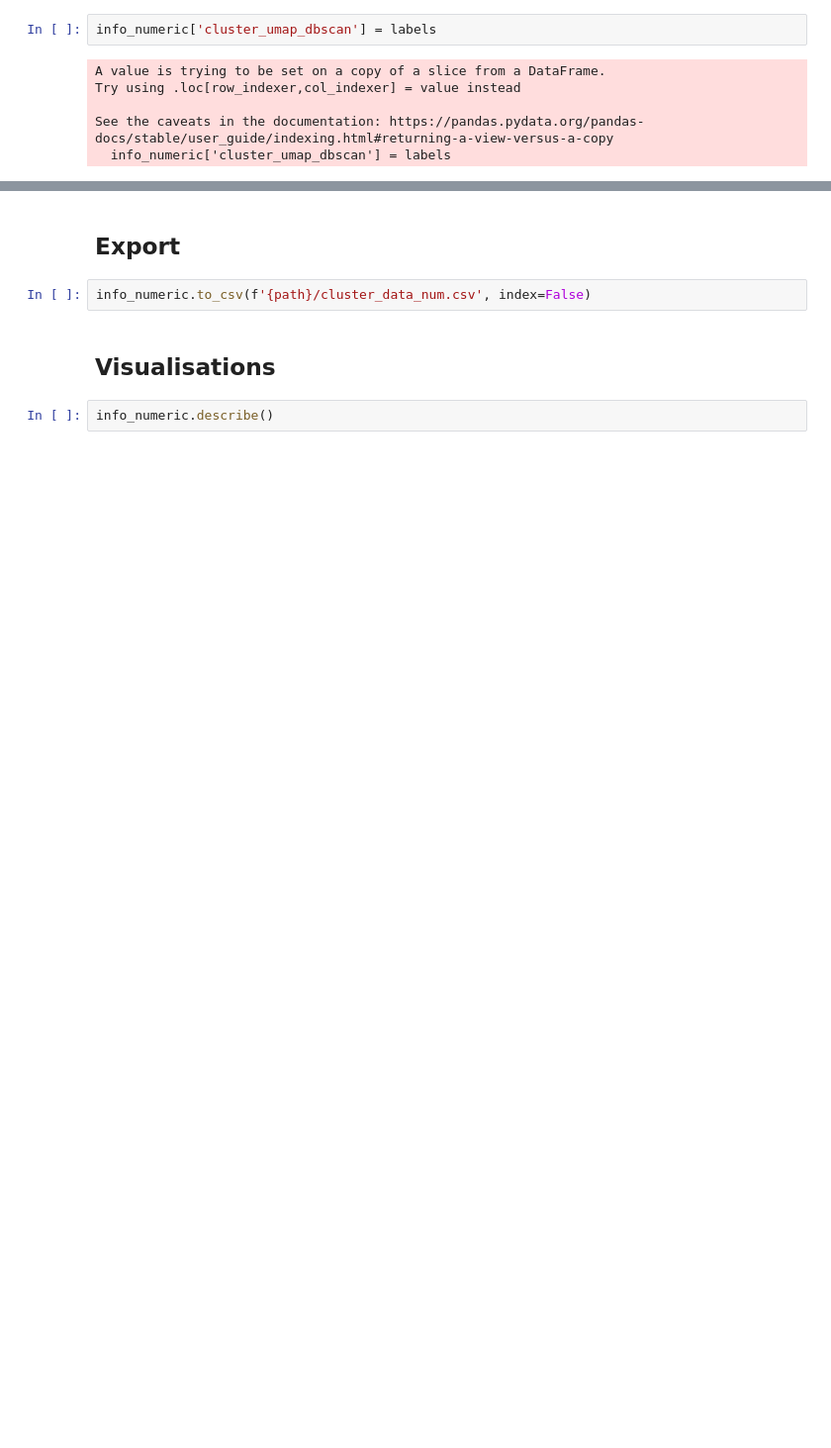
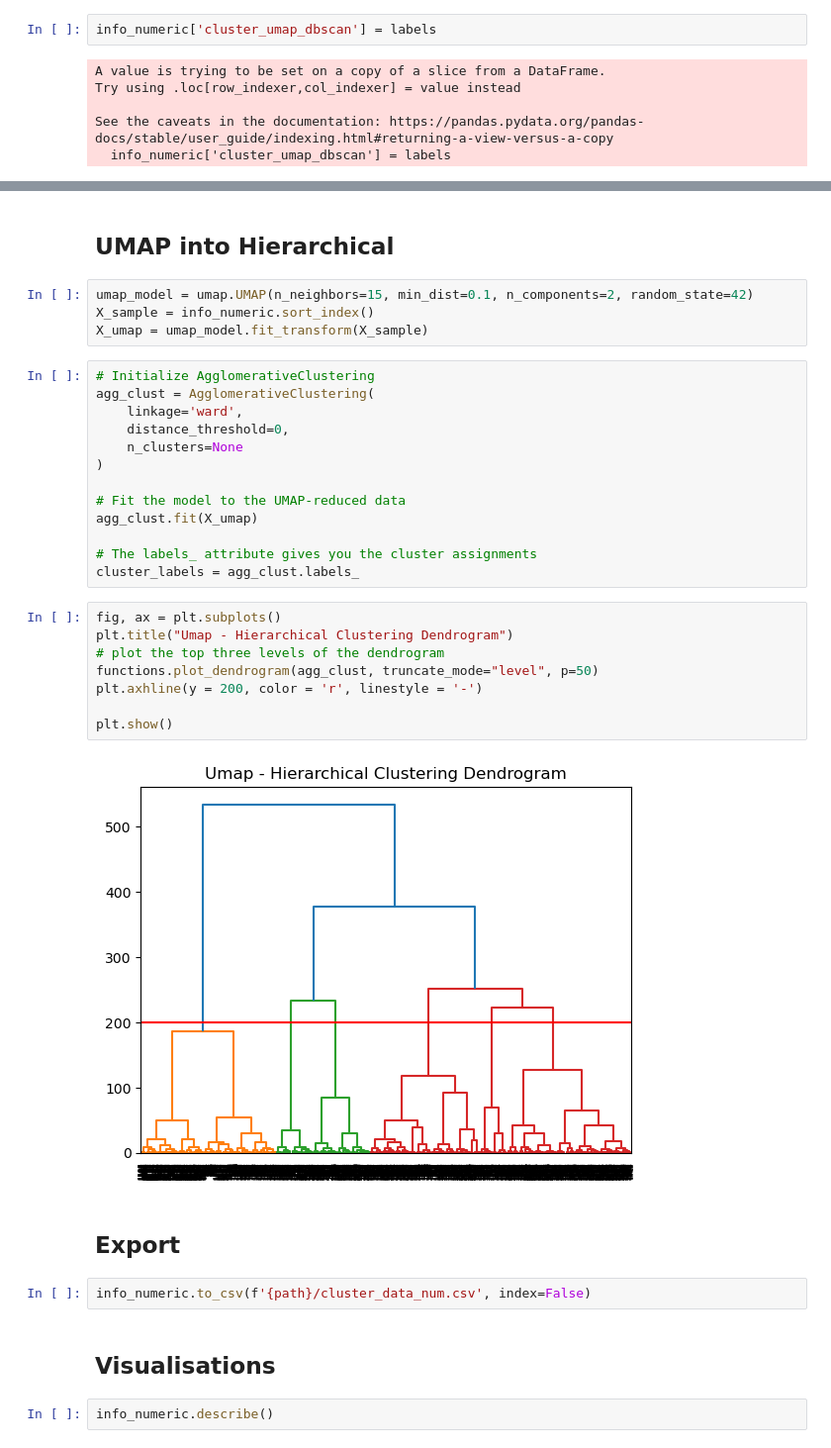
Before and after one commit to antoniooliveira03/Projects, a Jupyter notebook: NTT Project/05_Clustering.ipynb, the cells around one changed output, grey strips where cells are left out. Shown at 99% size. Cells and saved outputs as stored; diff of their text form; blank space fills up the shorter version.

Commit message:
clustering

```diff
--- a/NTT Project/05_Clustering.ipynb
+++ b/NTT Project/05_Clustering.ipynb
@@ -368,3 +373,32 @@ info_numeric.groupby(['cluster_umap_dbscan']).mean().T
+# %% [markdown]
+## UMAP into Hierarchical
+# %%
+umap_model = umap.UMAP(n_neighbors=15, min_dist=0.1, n_components=2, random_state=42)
+X_sample = info_numeric.sort_index()
+X_umap = umap_model.fit_transform(X_sample)
+# %%
+# Initialize AgglomerativeClustering
+agg_clust = AgglomerativeClustering(
+    linkage='ward',
+    distance_threshold=0,
+    n_clusters=None
+)
+
+# Fit the model to the UMAP-reduced data
+agg_clust.fit(X_umap)
+
+# The labels_ attribute gives you the cluster assignments
+cluster_labels = agg_clust.labels_
+# %%
+fig, ax = plt.subplots()
+plt.title("Umap - Hierarchical Clustering Dendrogram")
+# plot the top three levels of the dendrogram
+functions.plot_dendrogram(agg_clust, truncate_mode="level", p=50)
+plt.axhline(y = 200, color = 'r', linestyle = '-')
+
+plt.show()
+# %% [output]
+[figure, added]
 # %% [markdown]
 ## Export
 # %%
```
Also changed, not shown: parts of 17 cells of this notebook, 1 other file.
